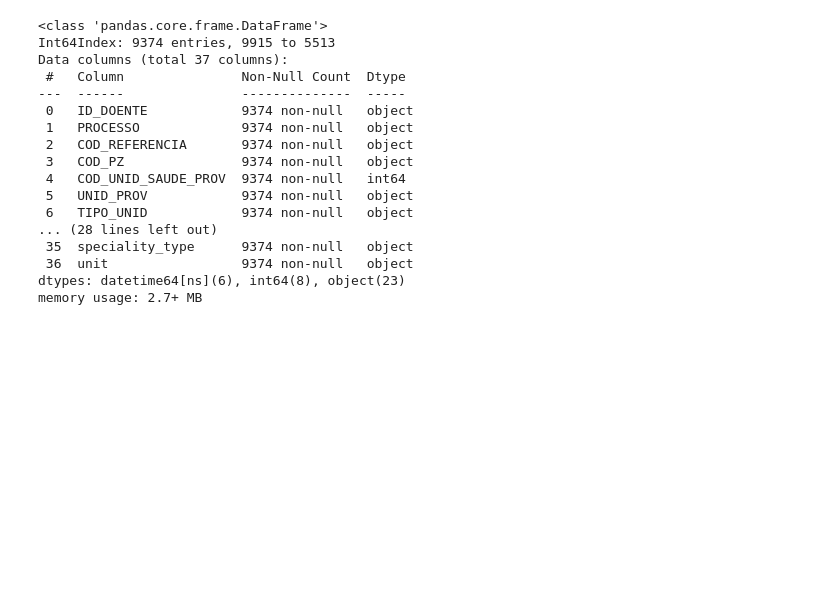
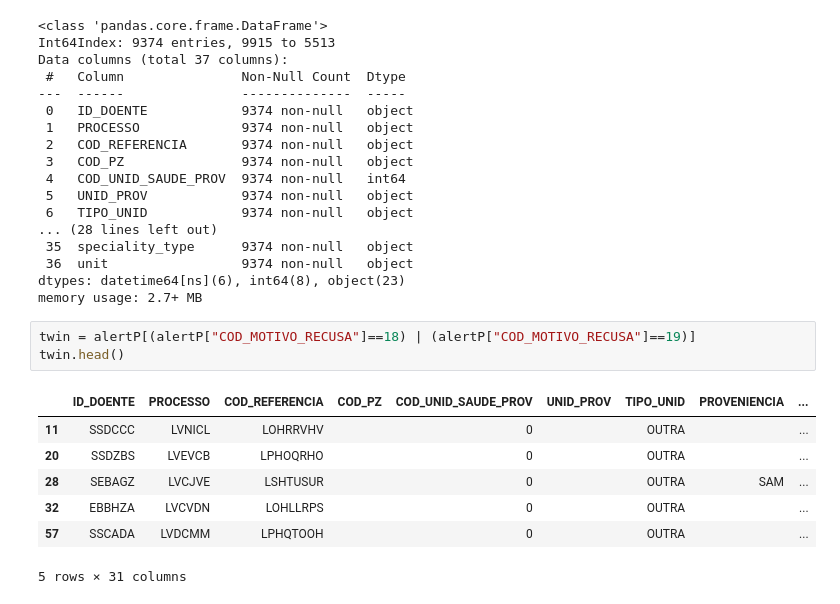
Before and after one commit to Data-Science-Knowledge-Center-Nova-SBE/PBL-HGO, a Jupyter notebook: utku_daily.ipynb, the cells around one changed output. Cells and saved outputs as stored; diff of their text form; blank space fills up the shorter version.

```diff
--- a/utku_daily.ipynb
+++ b/utku_daily.ipynb
@@ -129,3 +131,14 @@ Data columns (total 37 columns):
  36  unit                 9374 non-null   object
 dtypes: datetime64[ns](6), int64(8), object(23)
 memory usage: 2.7+ MB
+# %%
+twin = alertP[(alertP["COD_MOTIVO_RECUSA"]==18) | (alertP["COD_MOTIVO_RECUSA"]==19)]
+twin.head()
+# %% [output]
+|  | ID_DOENTE | PROCESSO | COD_REFERENCIA | COD_PZ | COD_UNID_SAUDE_PROV | UNID_PROV | TIPO_UNID | PROVENIENCIA | ... |
+| 11 | SSDCCC | LVNICL | LOHRRVHV |  | 0 |  | OUTRA |  | ... |
+| 20 | SSDZBS | LVEVCB | LPHOQRHO |  | 0 |  | OUTRA |  | ... |
+| 28 | SEBAGZ | LVCJVE | LSHTUSUR |  | 0 |  | OUTRA | SAM | ... |
+| 32 | EBBHZA | LVCVDN | LOHLLRPS |  | 0 |  | OUTRA |  | ... |
+| 57 | SSCADA | LVDCMM | LPHQTOOH |  | 0 |  | OUTRA |  | ... |
+5 rows × 31 columns
```
Also changed, not shown: parts of 7 cells of this notebook, 1 other file.
